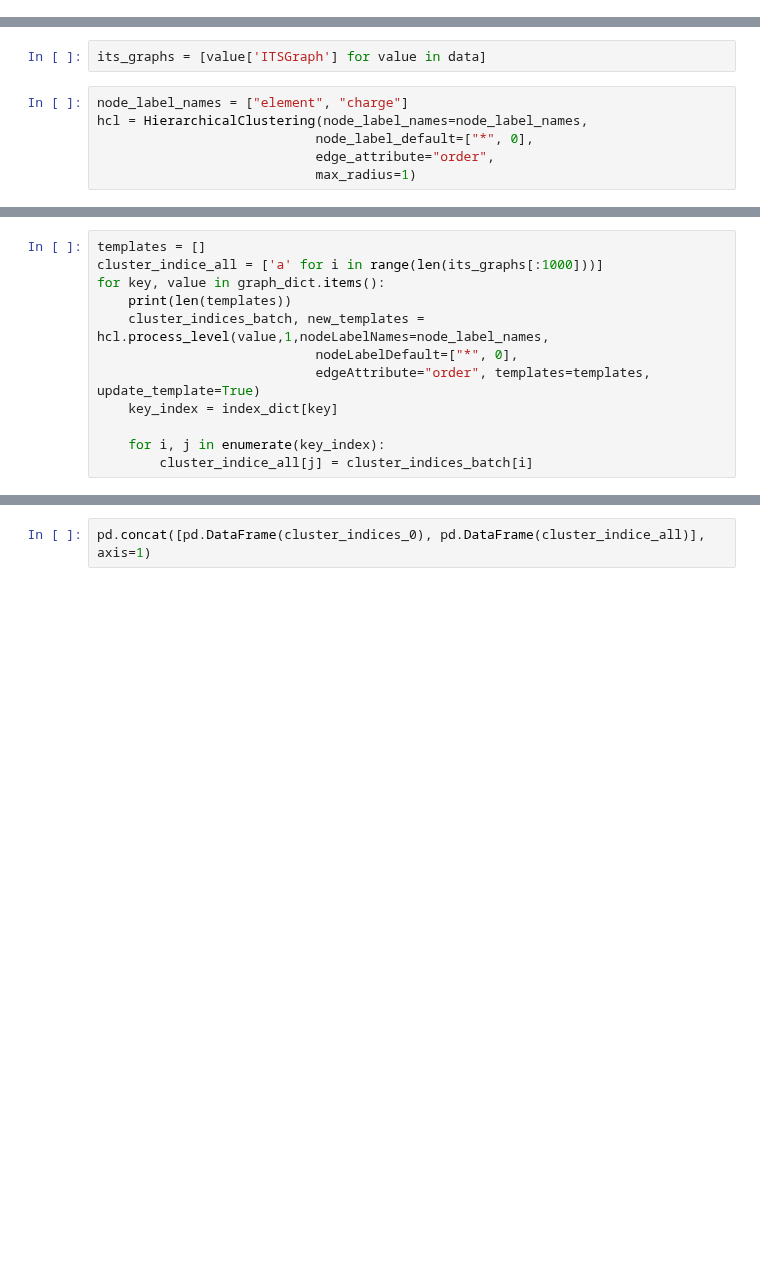
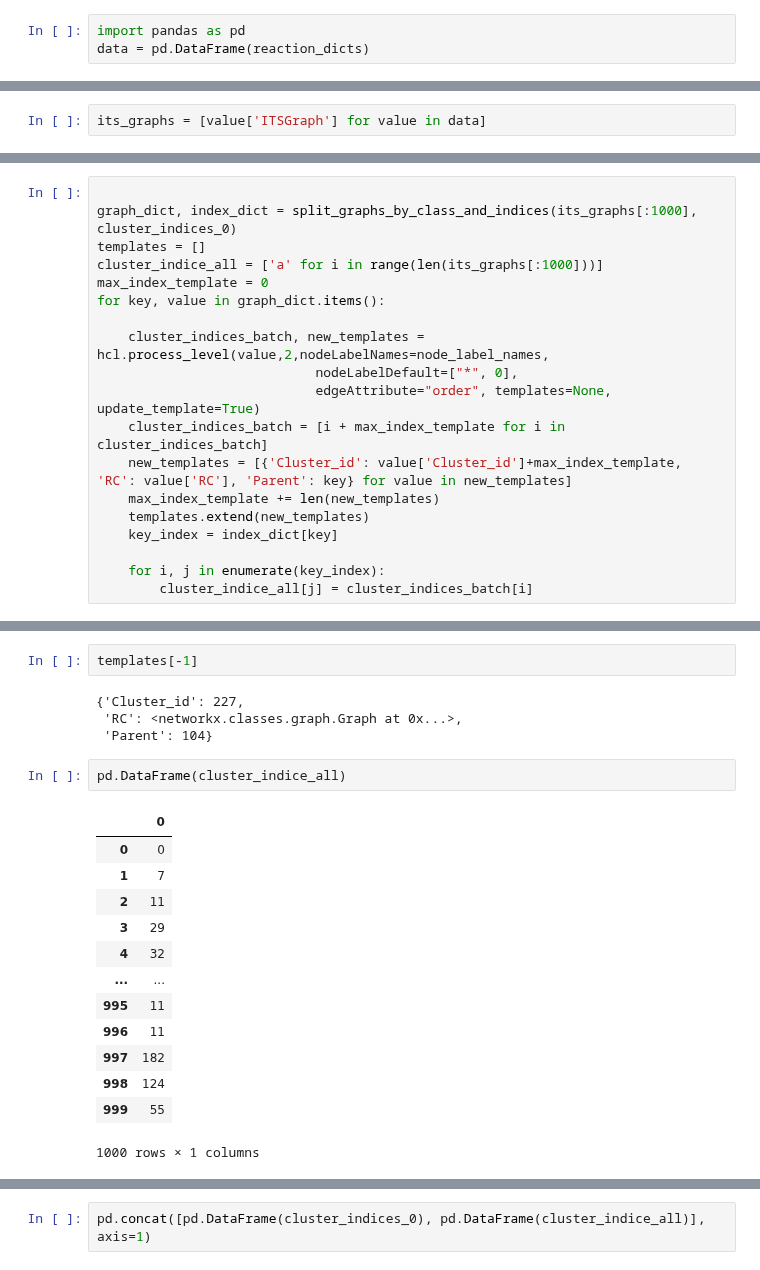
Before and after one commit to TieuLongPhan/SynTemp, a Jupyter notebook: test.ipynb, the cells around one changed output, grey strips where cells are left out. Cells and saved outputs as stored; diff of their text form; blank space fills up the shorter version.

```diff
--- a/test.ipynb
+++ b/test.ipynb
@@ -404,0 +445,3 @@ class HierarchicalClustering(RuleCluster):
+# %%
+import pandas as pd
+data = pd.DataFrame(reaction_dicts)
@@ -405,11 +472,5 @@ class HierarchicalClustering(RuleCluster):
 # %%
 its_graphs = [value['ITSGraph'] for value in data]
-# %%
-node_label_names = ["element", "charge"]
-hcl = HierarchicalClustering(node_label_names=node_label_names,
-                            node_label_default=["*", 0],
-                            edge_attribute="order",
-                            max_radius=1)
 # %%
 cluster_indices_0, temp_0 = hcl.process_level(its_graphs[:1000],0,nodeLabelNames=node_label_names,
                             nodeLabelDefault=["*", 0],
@@ -502,11 +1011,18 @@ len(graph_dict)
 # %%
+
+graph_dict, index_dict = split_graphs_by_class_and_indices(its_graphs[:1000], cluster_indices_0)
 templates = []
 cluster_indice_all = ['a' for i in range(len(its_graphs[:1000]))]
+max_index_template = 0
 for key, value in graph_dict.items():
-    print(len(templates))
-    cluster_indices_batch, new_templates = hcl.process_level(value,1,nodeLabelNames=node_label_names,
+
+    cluster_indices_batch, new_templates = hcl.process_level(value,2,nodeLabelNames=node_label_names,
                             nodeLabelDefault=["*", 0],
-                            edgeAttribute="order", templates=templates, update_template=True)
+                            edgeAttribute="order", templates=None, update_template=True)
+    cluster_indices_batch = [i + max_index_template for i in cluster_indices_batch]
+    new_templates = [{'Cluster_id': value['Cluster_id']+max_index_template, 'RC': value['RC'], 'Parent': key} for value in new_templates]
+    max_index_template += len(new_templates)
+    templates.extend(new_templates)
     key_index = index_dict[key]
 
     for i, j in enumerate(key_index):
@@ -626,0 +1054,22 @@ for key, value in graph_dict.items():
+# %%
+templates[-1]
+# %% [output]
+{'Cluster_id': 227,
+ 'RC': <networkx.classes.graph.Graph at 0x...>,
+ 'Parent': 104}
+# %%
+pd.DataFrame(cluster_indice_all)
+# %% [output]
+|  | 0 |
+| 0 | 0 |
+| 1 | 7 |
+| 2 | 11 |
+| 3 | 29 |
+| 4 | 32 |
+| ... | ... |
+| 995 | 11 |
+| 996 | 11 |
+| 997 | 182 |
+| 998 | 124 |
+| 999 | 55 |
+1000 rows × 1 columns
```
Also changed, not shown: parts of 43 cells of this notebook, 3 other files.
